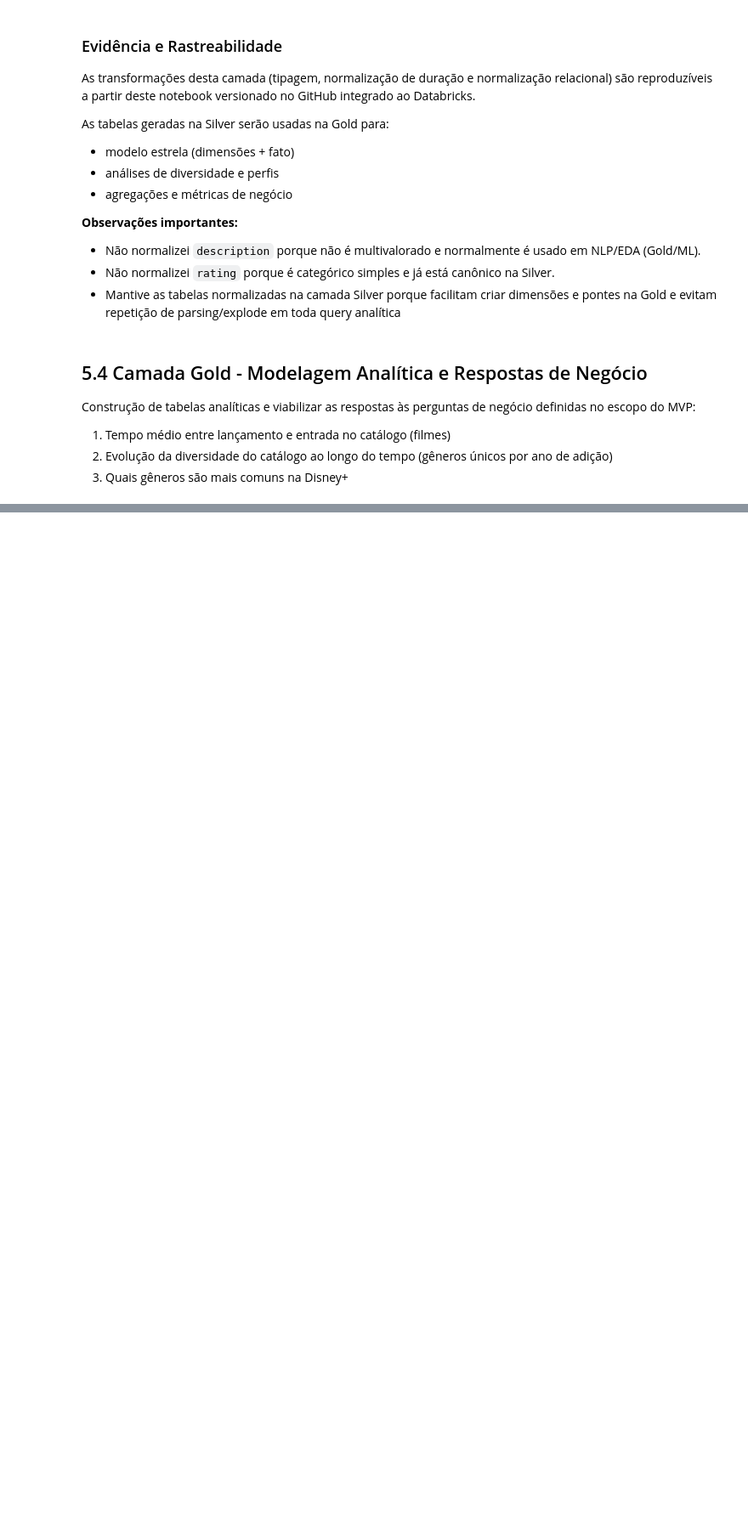
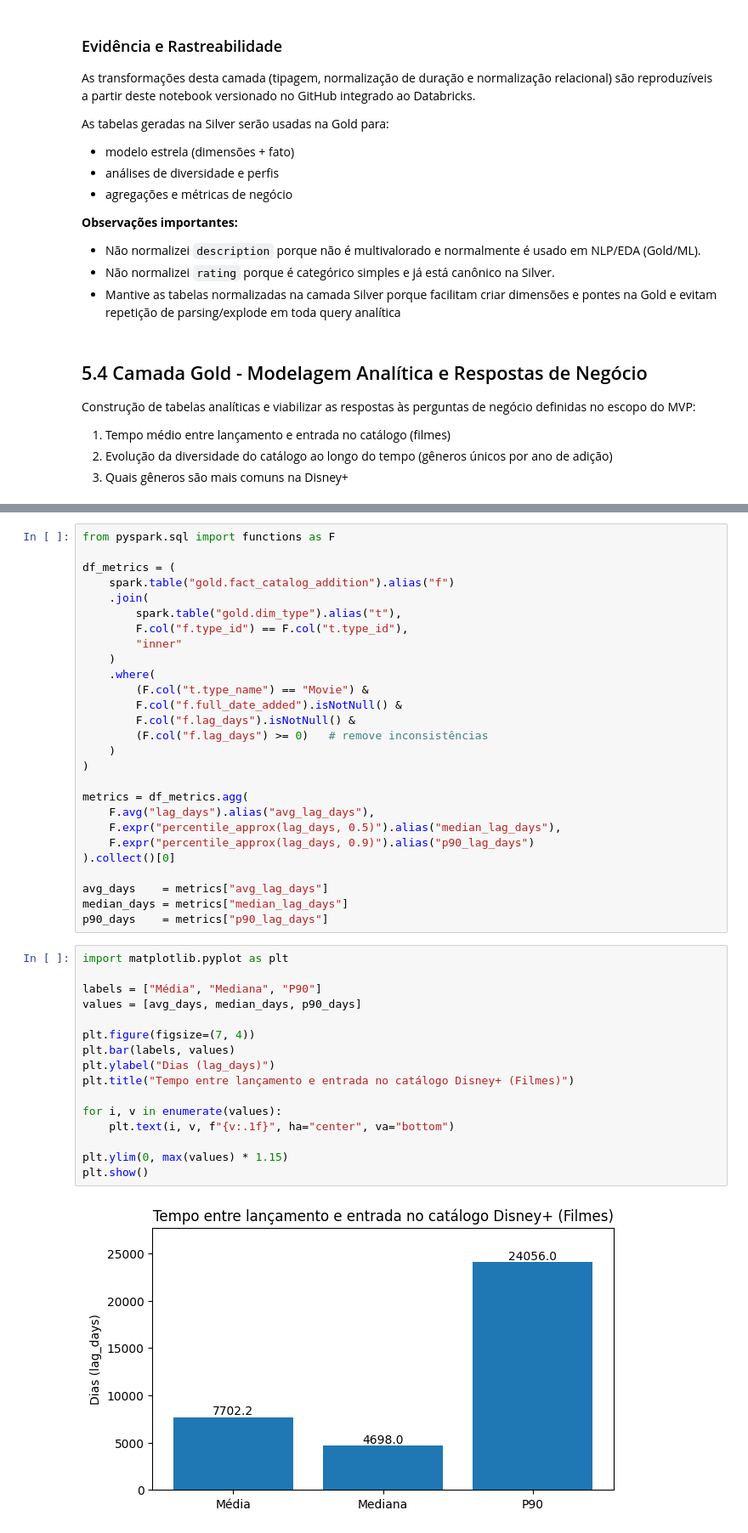
Before and after one commit to vivianemattos/mvp-vmm-engenharia-de-dados, a Jupyter notebook: notebooks/MVP Engenharia de Dados - Viviane Mendes Matos.ipynb, the cells around one changed output, grey strips where cells are left out. Shown at 85% size. Drawn from its saved outputs; the diff is of its cells as text; blank space fills up the shorter version.

```diff
--- a/notebooks/MVP Engenharia de Dados - Viviane Mendes Matos.ipynb
+++ b/notebooks/MVP Engenharia de Dados - Viviane Mendes Matos.ipynb
@@ -592,0 +1224,45 @@ Qual é o tempo médio entre o lançamento e a entrada no catálogo Disney+ para
+# %%
+from pyspark.sql import functions as F
+
+df_metrics = (
+    spark.table("gold.fact_catalog_addition").alias("f")
+    .join(
+        spark.table("gold.dim_type").alias("t"),
+        F.col("f.type_id") == F.col("t.type_id"),
+        "inner"
+    )
+    .where(
+        (F.col("t.type_name") == "Movie") &
+        F.col("f.full_date_added").isNotNull() &
+        F.col("f.lag_days").isNotNull() &
+        (F.col("f.lag_days") >= 0)   # remove inconsistências
+    )
+)
+
+metrics = df_metrics.agg(
+    F.avg("lag_days").alias("avg_lag_days"),
+    F.expr("percentile_approx(lag_days, 0.5)").alias("median_lag_days"),
+    F.expr("percentile_approx(lag_days, 0.9)").alias("p90_lag_days")
+).collect()[0]
+
+avg_days    = metrics["avg_lag_days"]
+median_days = metrics["median_lag_days"]
+p90_days    = metrics["p90_lag_days"]
+# %%
+import matplotlib.pyplot as plt
+
+labels = ["Média", "Mediana", "P90"]
+values = [avg_days, median_days, p90_days]
+
+plt.figure(figsize=(7, 4))
+plt.bar(labels, values)
+plt.ylabel("Dias (lag_days)")
+plt.title("Tempo entre lançamento e entrada no catálogo Disney+ (Filmes)")
+
+for i, v in enumerate(values):
+    plt.text(i, v, f"{v:.1f}", ha="center", va="bottom")
+
+plt.ylim(0, max(values) * 1.15)
+plt.show()
+# %% [output]
+[figure, added]
```
Also changed, not shown: parts of 99 cells of this notebook, 2 other files.
